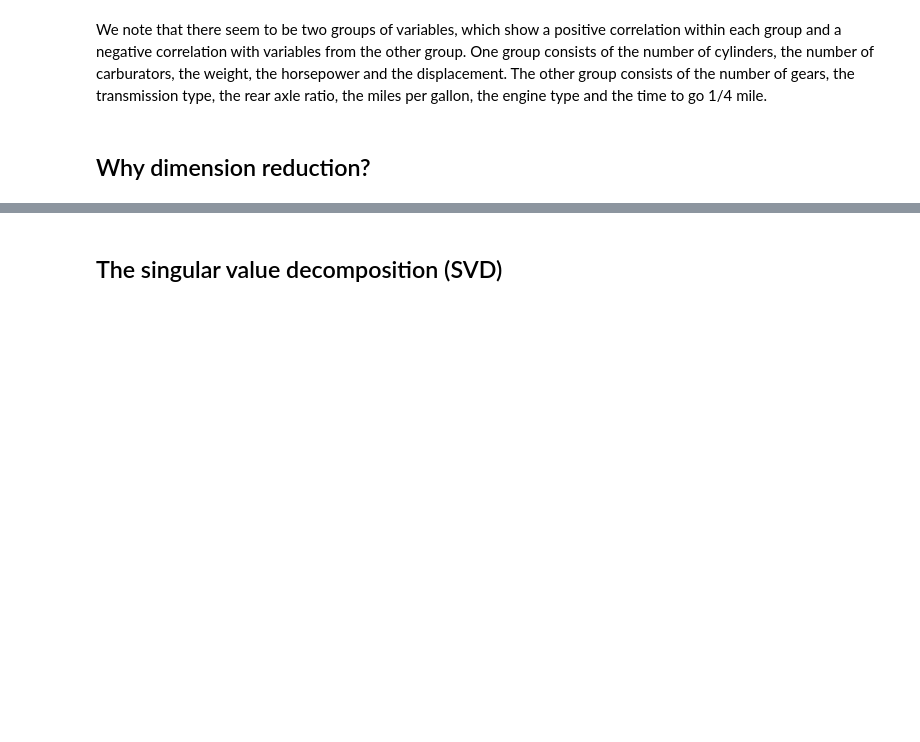
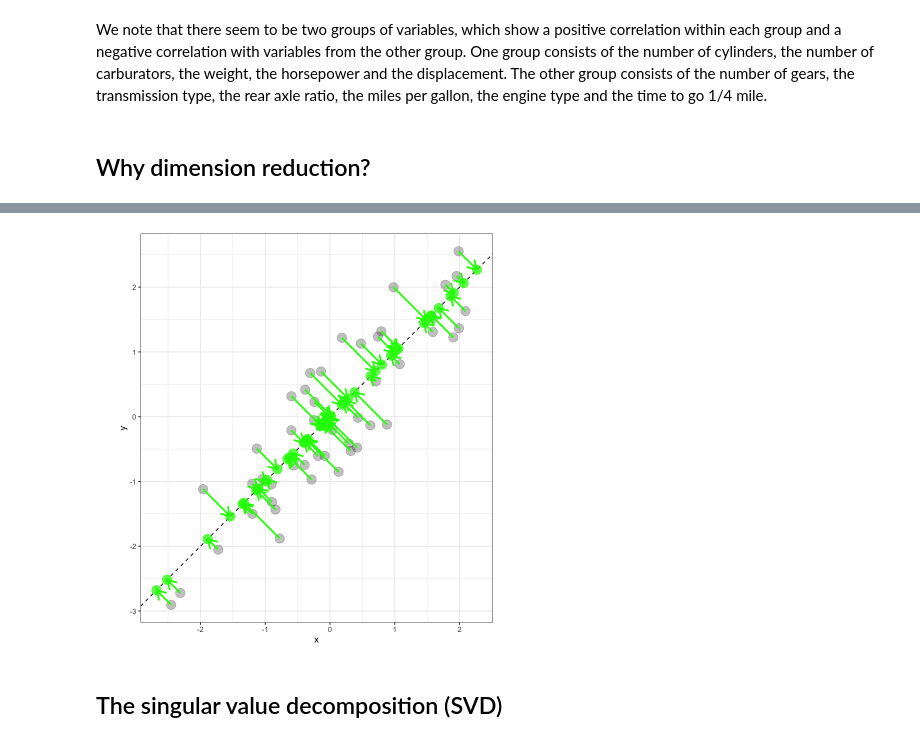
Before and after one commit to fmicompbio/PCA_intro2020, a Jupyter notebook: pca-intro.ipynb, the cells around one changed output, grey strips where cells are left out. Cells and saved outputs as stored; diff of their text form; code cells hidden in the pictures; blank space fills up the shorter version.

```diff
--- a/pca-intro.ipynb
+++ b/pca-intro.ipynb
@@ -80,3 +131,14 @@ Say something about projections
+# %%
+ggplot(df) + coord_fixed() + theme_bw() +
+  geom_point(aes(x = x, y = y), size = 5, alpha = 0.25) +
+  geom_abline(slope = 1, intercept = 0, linetype = "dashed") +
+  geom_point(data = data.frame(x = df0 * a, y = df0 * b),
+             aes(x = x, y = y), color = "green", size = 5, alpha = 0.75) +
+  geom_segment(data = cbind(df, xend = df0 * a, yend = df0 * b),
+               aes(x = x, y = y, xend = xend, yend = yend),
+               arrow = arrow(length = unit(0.03, "npc")), size = 1, color = "green")
+# %% [output]
+[figure, added]
 # %% [markdown]
 ## The singular value decomposition (SVD)
 # %% [markdown]
```
Also changed, not shown: parts of 11 cells of this notebook.
